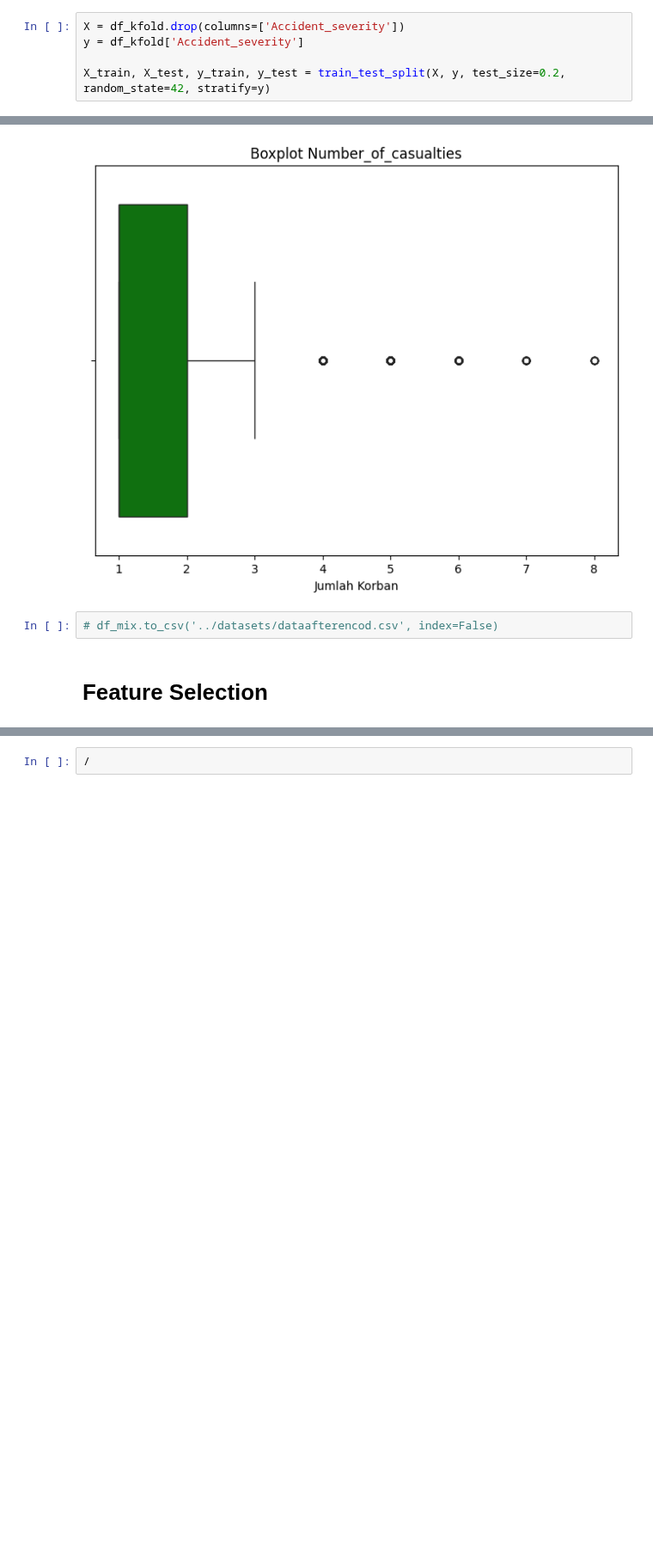
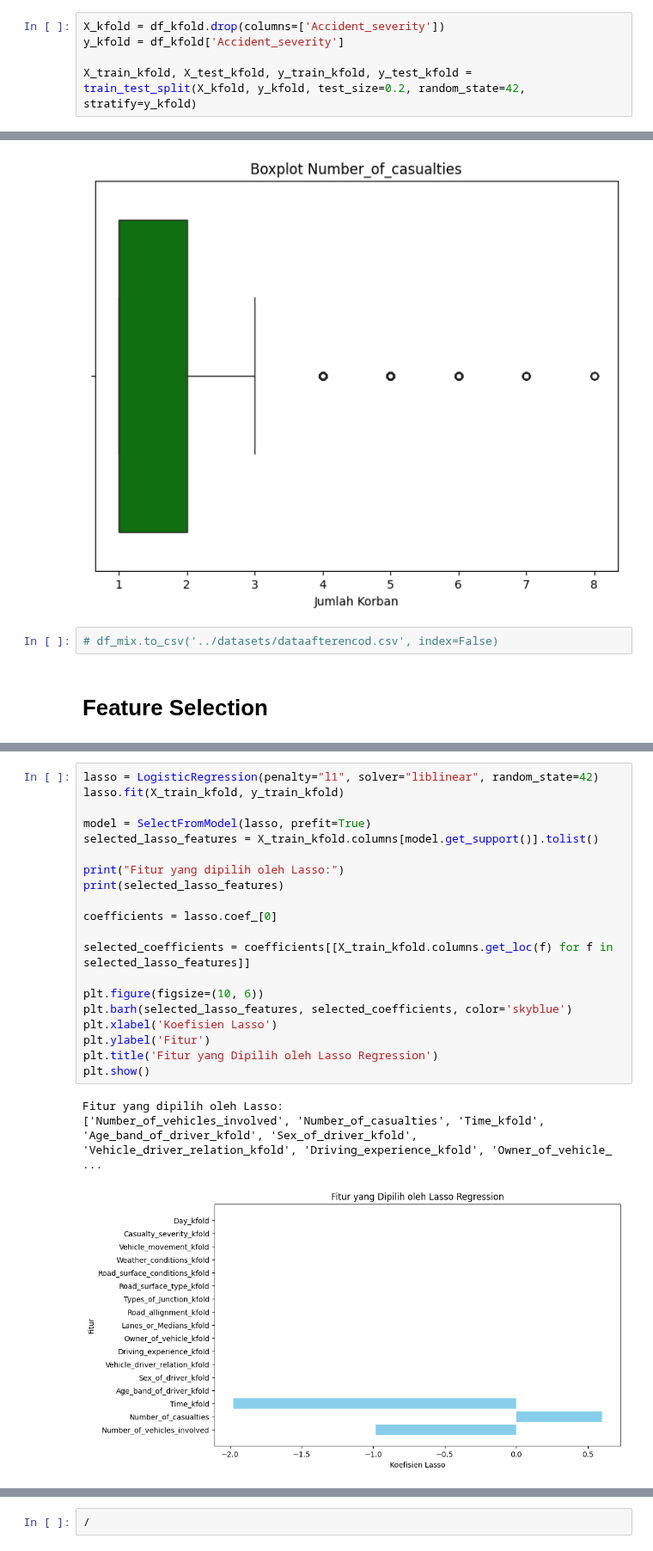
Before and after one commit to ahmadnafi30/3-AhmadNafiMubarok_OrieAbyanMaulana, a Jupyter notebook: code/buildModel.ipynb, the cells around one changed output, grey strips where cells are left out. Shown at 86% size. Cells and saved outputs as stored; diff of their text form; blank space fills up the shorter version.

```diff
--- a/code/buildModel.ipynb
+++ b/code/buildModel.ipynb
@@ -777,8 +731,8 @@ Data columns (total 23 columns):
 dtypes: float64(20), int64(3)
 memory usage: 2.2 MB
 # %%
-X = df_kfold.drop(columns=['Accident_severity'])
-y = df_kfold['Accident_severity']
+X_kfold = df_kfold.drop(columns=['Accident_severity'])
+y_kfold = df_kfold['Accident_severity']
 
-X_train, X_test, y_train, y_test = train_test_split(X, y, test_size=0.2, random_state=42, stratify=y)
+X_train_kfold, X_test_kfold, y_train_kfold, y_test_kfold = train_test_split(X_kfold, y_kfold, test_size=0.2, random_state=42, stratify=y_kfold)
 # %%
@@ -1848,3 +1859,27 @@ selected_lasso_features
+# %%
+lasso = LogisticRegression(penalty="l1", solver="liblinear", random_state=42)
+lasso.fit(X_train_kfold, y_train_kfold)
+
+model = SelectFromModel(lasso, prefit=True)
+selected_lasso_features = X_train_kfold.columns[model.get_support()].tolist()
+
+print("Fitur yang dipilih oleh Lasso:")
+print(selected_lasso_features)
+
+coefficients = lasso.coef_[0]
+
+selected_coefficients = coefficients[[X_train_kfold.columns.get_loc(f) for f in selected_lasso_features]]
+
+plt.figure(figsize=(10, 6))
+plt.barh(selected_lasso_features, selected_coefficients, color='skyblue')
+plt.xlabel('Koefisien Lasso')
+plt.ylabel('Fitur')
+plt.title('Fitur yang Dipilih oleh Lasso Regression')
+plt.show()
+# %% [output]
+Fitur yang dipilih oleh Lasso:
+['Number_of_vehicles_involved', 'Number_of_casualties', 'Time_kfold', 'Age_band_of_driver_kfold', 'Sex_of_driver_kfold', 'Vehicle_driver_relation_kfold', 'Driving_experience_kfold', 'Owner_of_vehicle_ ...
+[figure, added]
 # %%
 from sklearn.ensemble import RandomForestClassifier
 from sklearn.feature_selection import RFE, SelectFromModel
```
Also changed, not shown: parts of 38 cells of this notebook.
